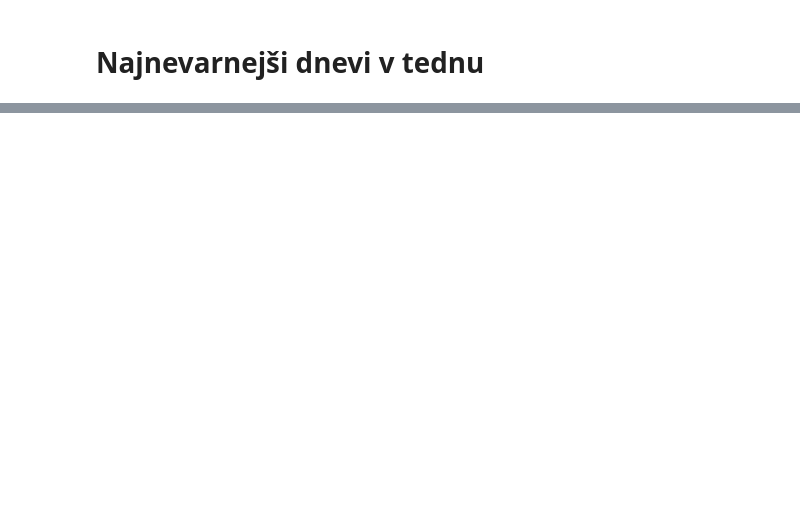
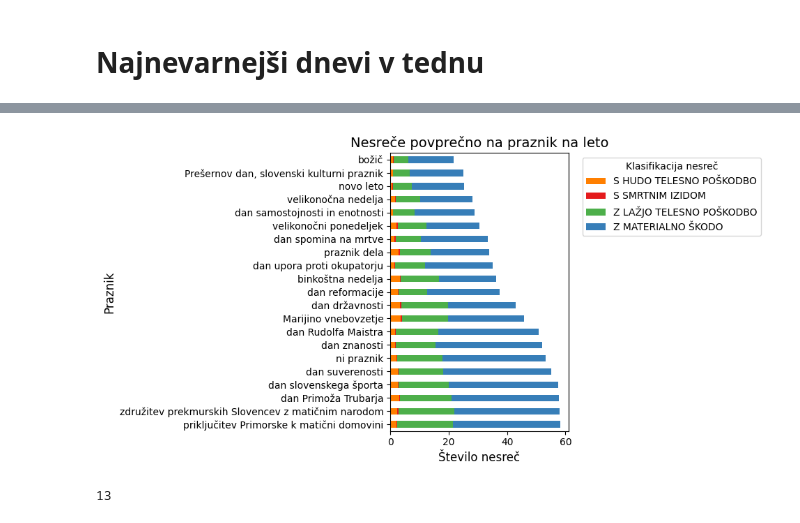
Before and after one commit to BlazJe/PR2520, a Jupyter notebook: casovna.ipynb, the cells around one changed output, grey strips where cells are left out. Drawn from its saved outputs; the diff is of its cells as text; code cells hidden in the pictures; blank space fills up the shorter version.

```diff
--- a/casovna.ipynb
+++ b/casovna.ipynb
@@ -94,0 +156,75 @@ holidays
+# %%
+def get_holiday_occurence_count(holiday):
+    if holiday == 'ni praznik':
+        return days - len(holidays)
+    i = 0
+    for date in holidays:
+        if isinstance(holidays[date], list):
+            if holiday in holidays[date]:
+                i += 1
+        else:
+            if holidays[date] == holiday:
+                i += 1
+    return i
+# %%
+holiday_accidents = combined_data.copy()
+holiday_accidents['Holiday'] = holiday_accidents['DatumPN'].map(holidays)
+holiday_accidents = holiday_accidents.explode('Holiday') # 2014-06-08 je dan Rudolfa Maistra in binkoštna nedelja
+holiday_accidents['Holiday'] = holiday_accidents['Holiday'].fillna('ni praznik')
+holiday_accidents = holiday_accidents.groupby('ZaporednaStevilkaPN').first()
+
+stacked_data = holiday_accidents.groupby(['Holiday', 'KlasifikacijaNesrece'], dropna=False).size().unstack(fill_value=0)
+
+ordered_columns = ['Z MATERIALNO ŠKODO', 'Z LAŽJO TELESNO POŠKODBO', 'S HUDO TELESNO POŠKODBO', 'S SMRTNIM IZIDOM']
+for col in ordered_columns:
+    stacked_data[col] = stacked_data.apply(
+        lambda row: row[col] / get_holiday_occurence_count(row.name),
+        axis=1
+    )
+
+stacked_data = stacked_data.loc[stacked_data.sum(axis=1).sort_values(ascending=False).index]
+
+stacked_data.plot(
+    kind='barh',
+    stacked=True,
+    color=[classification_colors.get(col, 'gray') for col in stacked_data.columns],
+    figsize=(10, 5)
+)
+
+plt.title('Nesreče povprečno na praznik na leto', fontsize=14)
+plt.xlabel('Število nesreč', fontsize=12)
+plt.ylabel('Praznik', fontsize=12)
+
+plt.legend(title='Klasifikacija nesreč', bbox_to_anchor=(1.05, 1), loc='upper left', fontsize=10)
+plt.tight_layout()
+plt.show()
+# %% [output]
+[figure, added]
+# %%
+work_free_holidays = dict()
+work_free_holidays['novo leto']                                             = True
+work_free_holidays['Prešernov dan, slovenski kulturni praznik']             = True
+work_free_holidays['velikonočna nedelja']                                   = True
+work_free_holidays['velikonočni ponedeljek']                                = True
+work_free_holidays['dan upora proti okupatorju']                            = True
+work_free_holidays['praznik dela']                                          = True
+work_free_holidays['binkoštna nedelja']                                     = True
+work_free_holidays['dan Primoža Trubarja']                                  = False
+work_free_holidays['dan državnosti']                                        = True
+work_free_holidays['Marijino vnebovzetje']                                  = True
+work_free_holidays['združitev prekmurskih Slovencev z matičnim narodom']    = False
+work_free_holidays['priključitev Primorske k matični domovini']             = False
+work_free_holidays['dan slovenskega športa']                                = False
+work_free_holidays['dan suverenosti']                                       = False
+work_free_holidays['dan reformacije']                                       = True
+work_free_holidays['dan spomina na mrtve']                                  = True
+work_free_holidays['dan znanosti']                                          = False
+work_free_holidays['dan Rudolfa Maistra']                                   = False
+work_free_holidays['božič']                                                 = True
+work_free_holidays['dan samostojnosti in enotnosti']                        = True
+work_free_holidays['ni praznik']                                            = False
+
+work_free_count = list(work_free_holidays.values()).count(True)
+work_free_count # dela prostih dni na leto
+# %% [output]
+13
```
Also changed, not shown: parts of 10 cells of this notebook, 20 other files.
